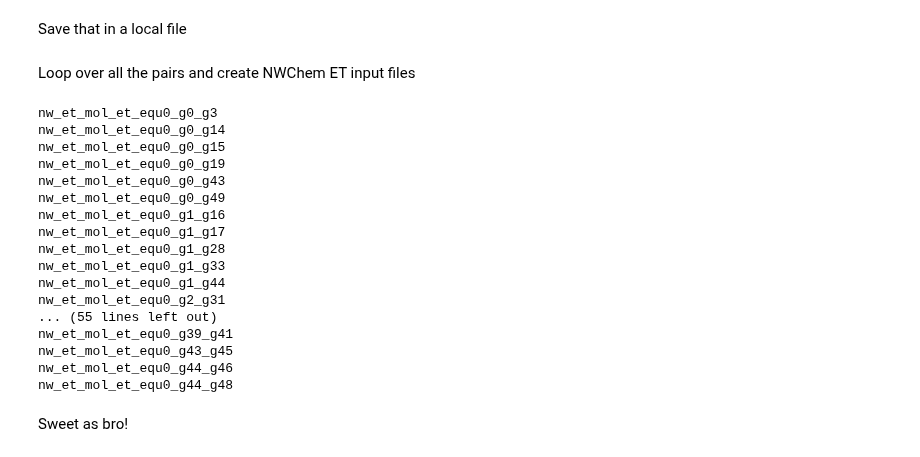
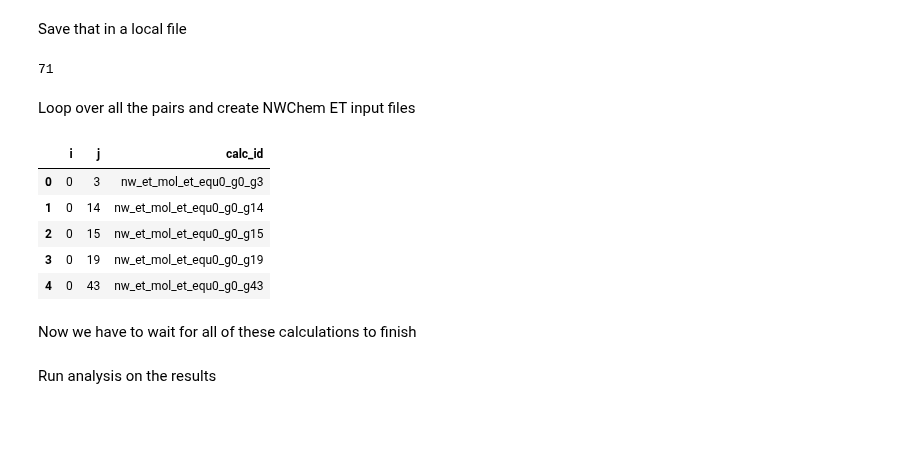
Before and after one commit to NREL/streamm-tools, a Jupyter notebook: examples/P3HT_ET.ipynb, the cells around one changed output. Saved outputs shown, nothing was run; the diff lists cells and outputs as text; code cells hidden in the pictures; blank space fills up the shorter version.

Commit message:
Add ET analysis to p3ht example

```diff
--- a/examples/P3HT_ET.ipynb
+++ b/examples/P3HT_ET.ipynb
@@ -1917 +1359,9 @@ eout.close()
+# %%
+et_fn = 'et_pairs.csv'
+try:
+    print  len(et_df)
+except:
+    et_df = pd.read_csv(et_fn)
+# %% [output]
+71
 # %%
@@ -1965,25 +1415,2 @@ def nw_et(project_i,res_i,groupset_i,gk_i,gk_j):
 # %% [markdown]
 Loop over all the pairs and create NWChem ET input files
-# %%
-for plist in g_pairs:
-    gk_i = plist[0]
-    gk_j = plist[1]
-    mol_et_equ0 = nw_et(mol_et_equ0,peregrine,groupset_i,gk_i,gk_j)
-# %% [output]
-nw_et_mol_et_equ0_g0_g3
-nw_et_mol_et_equ0_g0_g14
-nw_et_mol_et_equ0_g0_g15
-nw_et_mol_et_equ0_g0_g19
-nw_et_mol_et_equ0_g0_g43
-nw_et_mol_et_equ0_g0_g49
-nw_et_mol_et_equ0_g1_g16
-nw_et_mol_et_equ0_g1_g17
-nw_et_mol_et_equ0_g1_g28
-nw_et_mol_et_equ0_g1_g33
-nw_et_mol_et_equ0_g1_g44
-nw_et_mol_et_equ0_g2_g31
-... (55 lines left out)
-nw_et_mol_et_equ0_g39_g41
-nw_et_mol_et_equ0_g43_g45
-nw_et_mol_et_equ0_g44_g46
-nw_et_mol_et_equ0_g44_g48
@@ -1992,2 +1417,20 @@ nw_et_mol_et_equ0_g44_g48
-# %% [markdown]
-Sweet as bro!
+# %%
+et_df['calc_id'] = None
+# %%
+for k,pair_i in et_df.iterrows():
+    gk_i = pair_i['i']
+    gk_j = pair_i['j']
+    #nwchem_et = nw_et(mol_et_equ0,peregrine,groupset_i,gk_i,gk_j)
+    #et_df['calc_id'] = nwchem_et.tag
+    et_df.loc[k,'calc_id'] = 'nw_et_{}_g{}_g{}'.format(mol_et_equ0.tag,gk_i,gk_j)
+    ## Add calculation to project
+    # mol_et_equ0.add_calc(nwchem_et,deepcopy = True)
+# %%
+et_df.head()
+# %% [output]
+|  | i | j | calc_id |
+| 0 | 0 | 3 | nw_et_mol_et_equ0_g0_g3 |
+| 1 | 0 | 14 | nw_et_mol_et_equ0_g0_g14 |
+| 2 | 0 | 15 | nw_et_mol_et_equ0_g0_g15 |
+| 3 | 0 | 19 | nw_et_mol_et_equ0_g0_g19 |
+| 4 | 0 | 43 | nw_et_mol_et_equ0_g0_g43 |
@@ -1993,0 +1440,2 @@ Sweet as bro!
+# %% [markdown]
+Now we have to wait for all of these calculations to finish
@@ -1993,0 +1453,2 @@ Sweet as bro!
+# %% [markdown]
+Run analysis on the results
```
Also changed, not shown: parts of 99 cells of this notebook, 1 other file.
